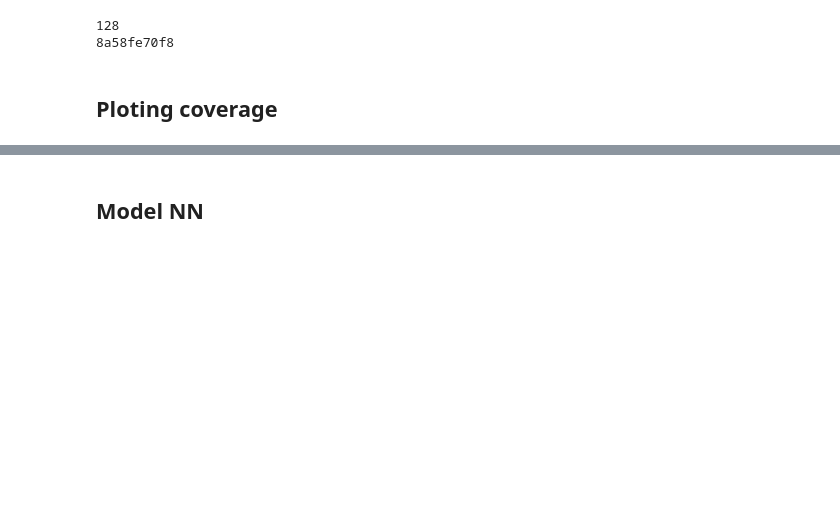
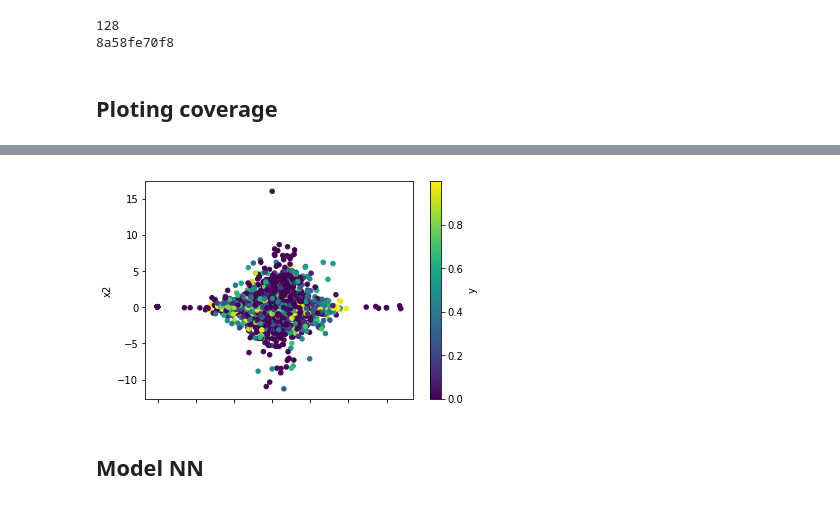
Before and after one commit to Sviatoslav2/ML_Pro, a Jupyter notebook: Main.ipynb, the cells around one changed output, grey strips where cells are left out. Saved outputs shown, nothing was run; the diff lists cells and outputs as text; code cells hidden in the pictures; blank space fills up the shorter version.

```diff
--- a/Main.ipynb
+++ b/Main.ipynb
@@ -148,7 +151,9 @@ data_for_ploting["y"] = cov_train
 # %%
-#tsne_data_for_ploting = pd.DataFrame(PCA(n_components=2).fit_transform(data_for_ploting.values),columns=['x1', 'x2'])
-#tsne_data_for_ploting["y"] = cov_train
-#points1 = tsne_data_for_ploting.plot.scatter(x='x1', y='x2', c='y',colormap='viridis')
+tsne_data_for_ploting = pd.DataFrame(PCA(n_components=2).fit_transform(data_for_ploting.values),columns=['x1', 'x2'])
+tsne_data_for_ploting["y"] = cov_train
+points1 = tsne_data_for_ploting.plot.scatter(x='x1', y='x2', c='y',colormap='viridis')
+# %% [output]
+[figure, added]
 # %% [markdown]
 ## Model NN
 # %%
```
Also changed, not shown: parts of 6 cells of this notebook, 2 other files.
